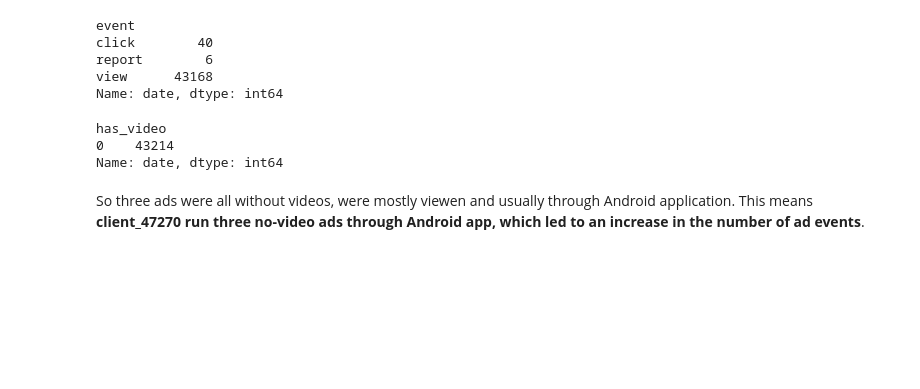
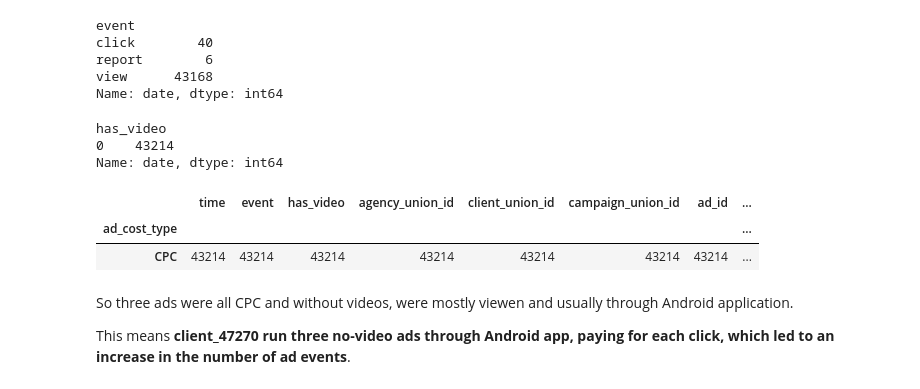
Before and after one commit to rysbekova/data-visualization-task, a Jupyter notebook: task.ipynb, the cells around one changed output. Drawn from its saved outputs; the diff is of its cells as text; code cells hidden in the pictures; blank space fills up the shorter version.

```diff
--- a/task.ipynb
+++ b/task.ipynb
@@ -195,6 +193,13 @@ ad_123.groupby('has_video').count()['date']
 has_video
 0    43214
 Name: date, dtype: int64
+# %%
+ad_123.groupby('ad_cost_type').count()
+# %% [output]
+|  | time | event | has_video | agency_union_id | client_union_id | campaign_union_id | ad_id | ... |
+| ad_cost_type |  |  |  |  |  |  |  | ... |
+| CPC | 43214 | 43214 | 43214 | 43214 | 43214 | 43214 | 43214 | ... |
 # %% [markdown]
-So three ads were all without videos, were mostly viewen and usually through Android application.
-This means **client_47270 run three no-video ads through Android app, which led to an increase in the number of ad events**.
+So three ads were all CPC and without videos, were mostly viewen and usually through Android application.
+
+This means **client_47270 run three no-video ads through Android app, paying for each click, which led to an increase in the number of ad events**.
```
Also changed, not shown: parts of 2 cells of this notebook.
